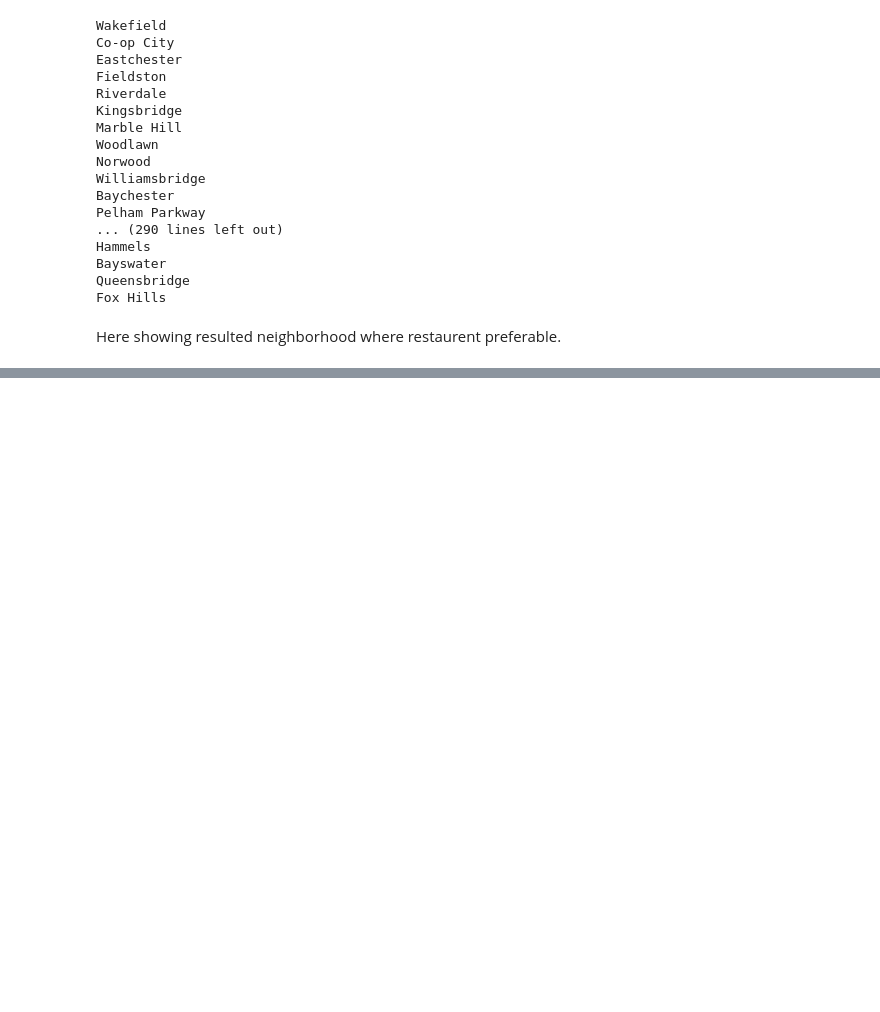
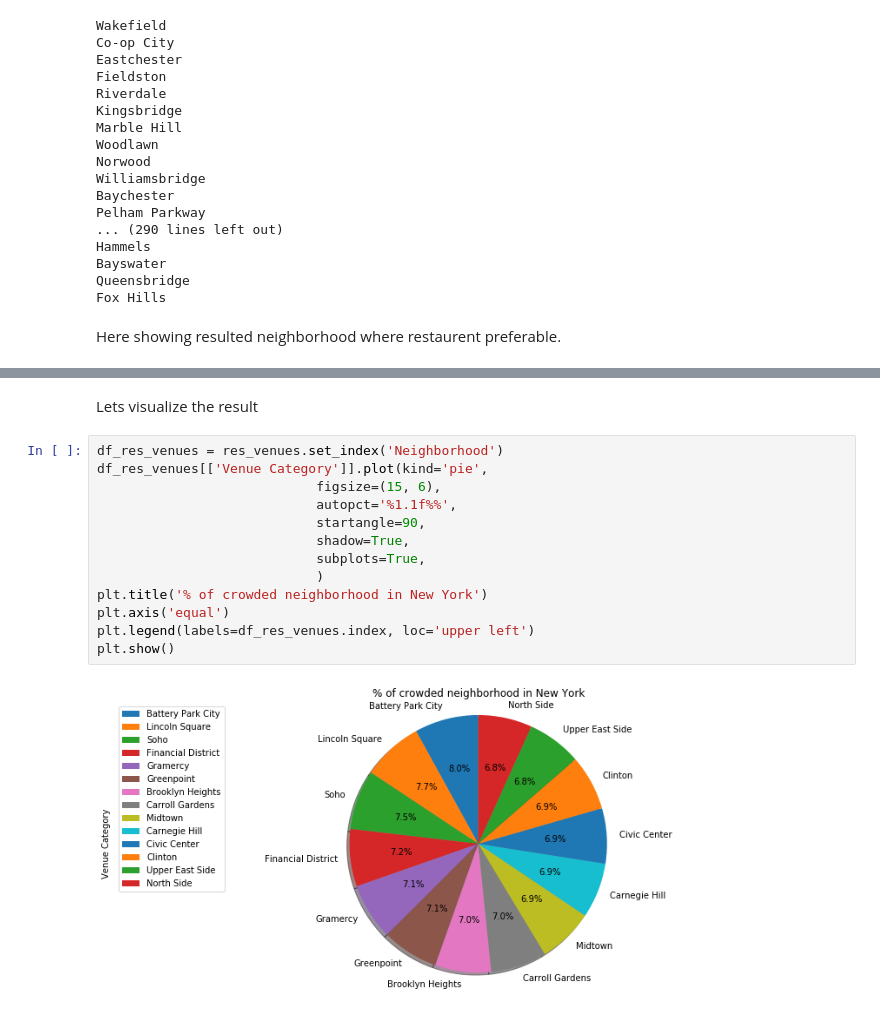
Before and after one commit to ShahAlamSumon/Coursera_Capstone, a Jupyter notebook: final/nyc_restaurant_venue_recommendation.ipynb, the cells around one changed output, grey strips where cells are left out. Drawn from its saved outputs; the diff is of its cells as text; blank space fills up the shorter version.

```diff
--- a/final/nyc_restaurant_venue_recommendation.ipynb
+++ b/final/nyc_restaurant_venue_recommendation.ipynb
@@ -282,0 +282,17 @@ res_venues[['Neighborhood','Venue Category']]
+# %% [markdown]
+Lets visualize the result
+# %%
+df_res_venues = res_venues.set_index('Neighborhood')
+df_res_venues[['Venue Category']].plot(kind='pie',
+                            figsize=(15, 6),
+                            autopct='%1.1f%%',
+                            startangle=90,
+                            shadow=True,
+                            subplots=True,
+                            )
+plt.title('% of crowded neighborhood in New York')
+plt.axis('equal')
+plt.legend(labels=df_res_venues.index, loc='upper left')
+plt.show()
+# %% [output]
+[figure, added]
```
Also changed, not shown: parts of 5 cells of this notebook, 1 other file.
